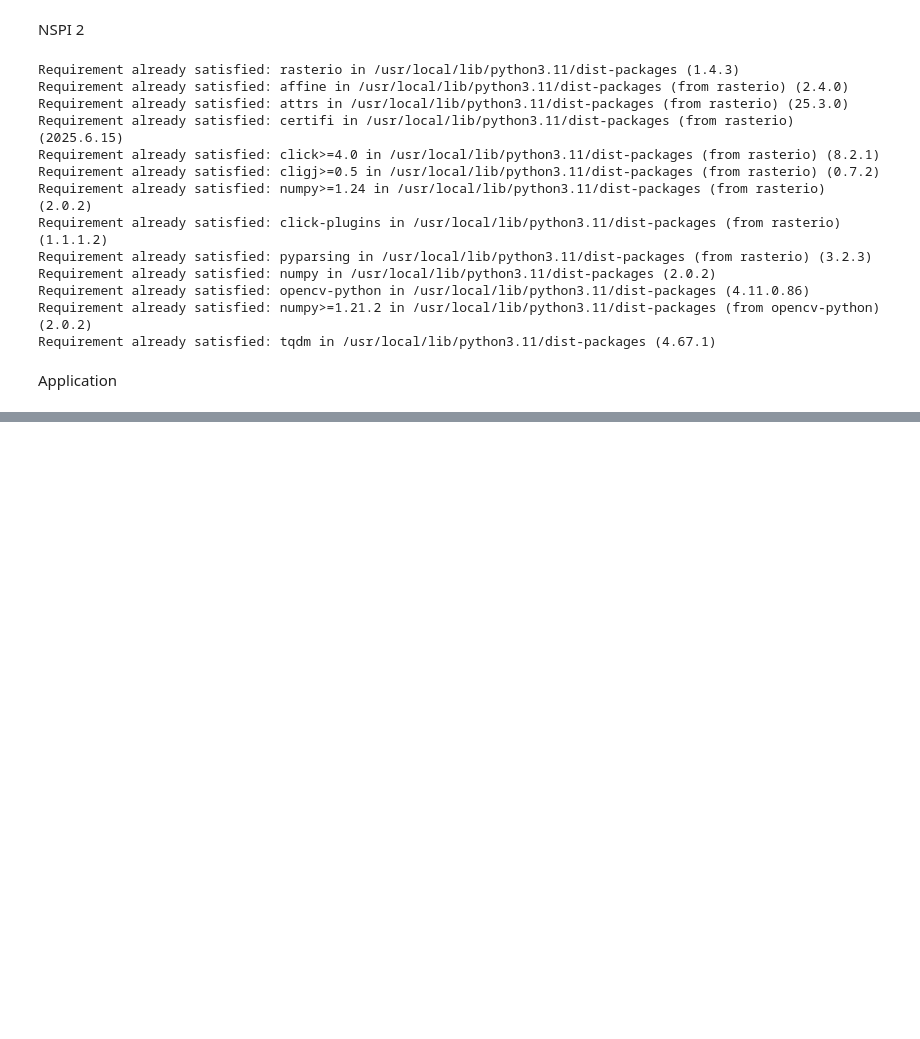
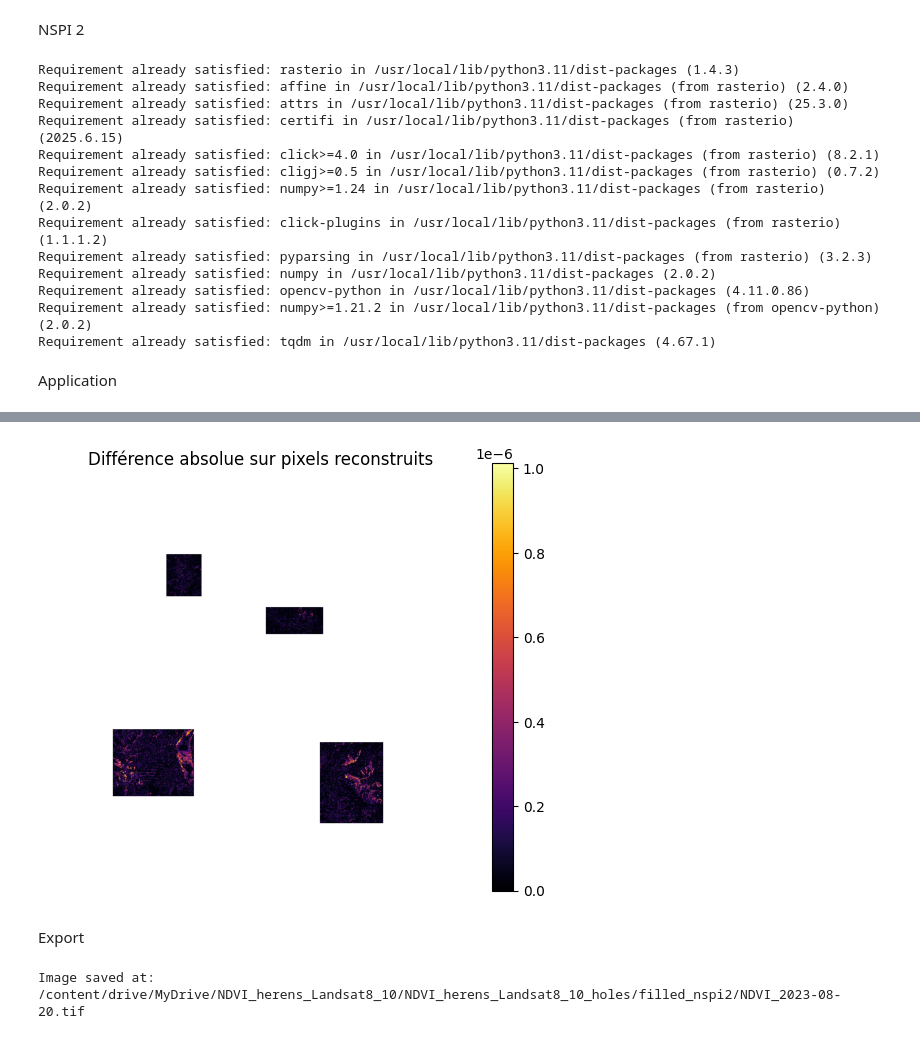
Before and after one commit to larasauser/master, a Jupyter notebook: nspi_2.ipynb, the cells around one changed output, grey strips where cells are left out. Cells and saved outputs as stored; diff of their text form; code cells hidden in the pictures; blank space fills up the shorter version.

```diff
--- a/nspi_2.ipynb
+++ b/nspi_2.ipynb
@@ -118,0 +243,22 @@ Application
+# %%
+import matplotlib.pyplot as plt
+import numpy as np
+
+# Supposons que input_img, filled_img, gap_mask soient déjà définis et bien dimensionnés
+
+# Calcul de la différence (absolue)
+diff = np.abs(input_img - filled_img)
+
+# Masquer les pixels hors gap_mask (mettre à NaN ou 0)
+diff_masked = np.where(gap_mask, diff, np.nan)  # NaN pour ne rien afficher hors zone reconstruite
+
+plt.figure(figsize=(6,6))
+plt.title("Différence absolue sur pixels reconstruits")
+im = plt.imshow(diff_masked, cmap='inferno')  # colormap pour bien voir les différences
+plt.colorbar(im, fraction=0.046, pad=0.04)
+plt.axis('off')
+plt.show()
+# %% [output]
+[figure, added]
+# %% [markdown]
+Export
@@ -118,0 +274,5 @@ Application
+# %%
+imsave(output_path, filled_img)
+print(f"Image saved at: {output_path}")
+# %% [output]
+Image saved at: /content/drive/MyDrive/NDVI_herens_Landsat8_10/NDVI_herens_Landsat8_10_holes/filled_nspi2/NDVI_2023-08-20.tif
```
Also changed, not shown: parts of 22 cells of this notebook.
